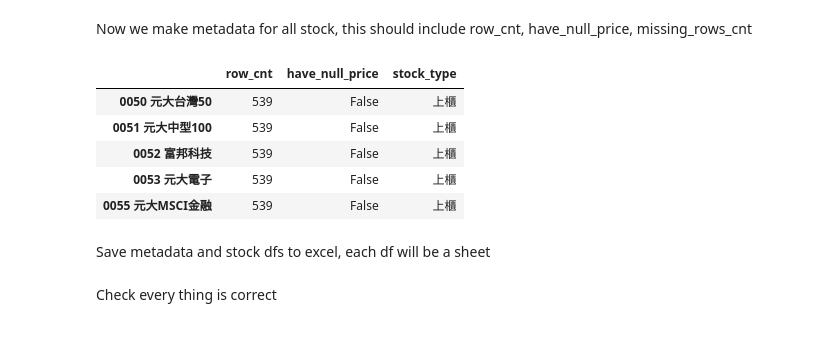
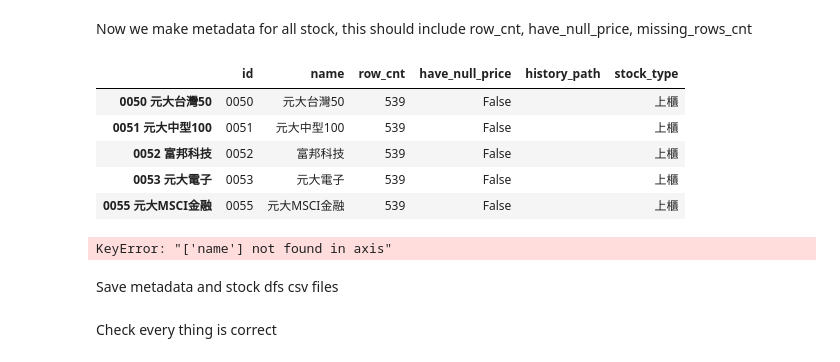
Before and after one commit to easonyu0203/2023-2-data-analyze-midterm, a Jupyter notebook: organize/organize_stock_data.ipynb, the cells around one changed output. Drawn from its saved outputs; the diff is of its cells as text; code cells hidden in the pictures.

Commit message:
feat: add stock and document dataset for easy getting data

```diff
--- a/organize/organize_stock_data.ipynb
+++ b/organize/organize_stock_data.ipynb
@@ -159,32 +160,40 @@ Now we make metadata for all stock, this should include row_cnt, have_null_price
 # %%
 # make metadata for all stock
 stock_metadata = dict()
 for stock_id, df in stock_dfs.items():
     # get row count
     row_cnt = df.shape[0]
     # check if there is any null price
     have_null_price = df['close'].isnull().any()
     stock_metadata[stock_id] = {
+        "id": stock_id.split(' ')[0],
+        "name": stock_id.split(' ')[1],
         'row_cnt': row_cnt,
-        'have_null_price': have_null_price
+        'have_null_price': have_null_price,
+        "history_path": "",
     }
 # check type 上市 or 上櫃
 for sheet_name, df in raw_stock_dfs.items():
     stock_type = "上市" if sheet_name == "上市股票" else "上櫃"
     for stock_id in df['name'].unique():
         stock_metadata[stock_id]['stock_type'] = stock_type
 # convert to df
 stock_metadata_df = pd.DataFrame(stock_metadata).T
 stock_metadata_df.head()
 # %% [output]
-|  | row_cnt | have_null_price | stock_type |
-| 0050 元大台灣50 | 539 | False | 上櫃 |
-| 0051 元大中型100 | 539 | False | 上櫃 |
-| 0052 富邦科技 | 539 | False | 上櫃 |
-| 0053 元大電子 | 539 | False | 上櫃 |
-| 0055 元大MSCI金融 | 539 | False | 上櫃 |
+|  | id | name | row_cnt | have_null_price | history_path | stock_type |
+| 0050 元大台灣50 | 0050 | 元大台灣50 | 539 | False |  | 上櫃 |
+| 0051 元大中型100 | 0051 | 元大中型100 | 539 | False |  | 上櫃 |
+| 0052 富邦科技 | 0052 | 富邦科技 | 539 | False |  | 上櫃 |
+| 0053 元大電子 | 0053 | 元大電子 | 539 | False |  | 上櫃 |
+| 0055 元大MSCI金融 | 0055 | 元大MSCI金融 | 539 | False |  | 上櫃 |
+# %%
+for stock_id, df in stock_dfs.items():
+    stock_dfs[stock_id] = stock_dfs[stock_id].drop(columns=['name'])
+# %% [output]
+KeyError: "['name'] not found in axis"
 # %% [markdown]
-Save metadata and stock dfs to excel, each df will be a sheet
+Save metadata and stock dfs csv files
 # %%
 # save to csv
 os.makedirs(STOCKS_DIR, exist_ok=True)
```
Also changed, not shown: parts of 3 cells of this notebook, 4 other files.
